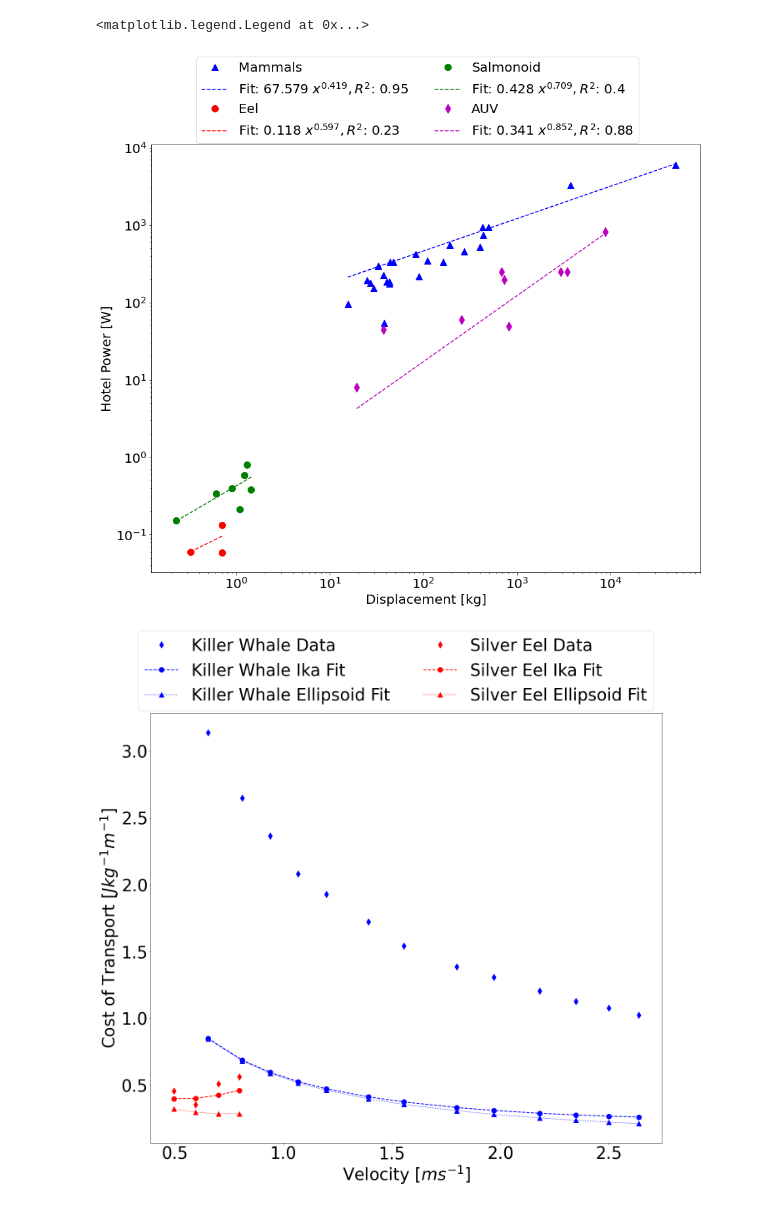
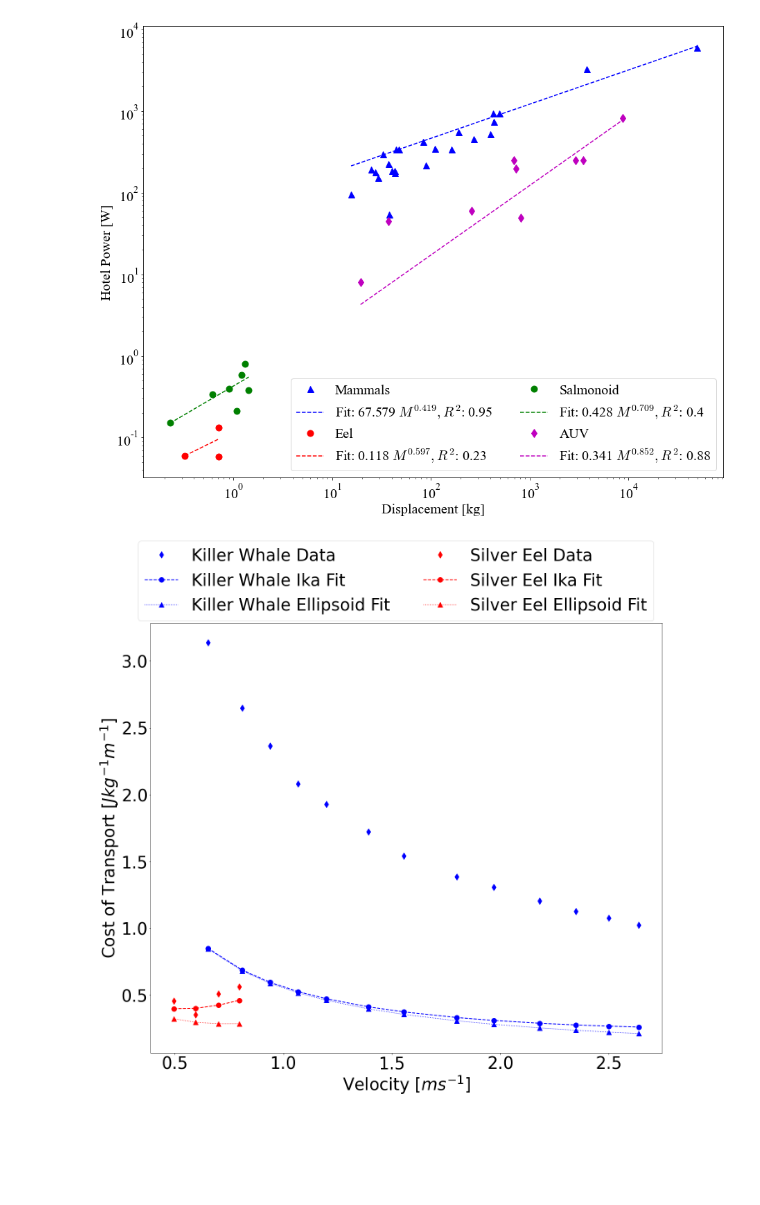
Before and after one commit to michaelcoe/Ika-Fit, a Jupyter notebook: fullCoTComparison.ipynb, the cells around one changed output. Saved outputs shown, nothing was run; the diff lists cells and outputs as text; code cells hidden in the pictures; blank space fills up the shorter version.

```diff
--- a/fullCoTComparison.ipynb
+++ b/fullCoTComparison.ipynb
@@ -16,6 +16,11 @@ from scipy.stats.distributions import  t
 
 from mpl_toolkits.axes_grid1.inset_locator import (inset_axes, InsetPosition,
                                                   mark_inset)
+
+# Global plot parameters
+plt.rcParams.update({'font.size':20, 'lines.markersize':9})
+plt.rcParams.update({'mathtext.fontset':'cm'})
+plt.rcParams.update({'font.family':'Times New Roman'})
 # %%
 def power_law(xData, a, b):
         return a * xData ** b
@@ -50,32 +55,29 @@ salmon_hp = BMR.loc[BMR['Species']=='Salmonoid']
 AUV_hp = BMR.loc[BMR['Species']=='AUV']
 glider_hp = BMR.loc[BMR['Species']=='Glider']
 # %%
-plt.rcParams.update({'font.size': 20, 'lines.markersize':10})
-
 popt_mammal, r_sq_mammal = fit_data(mammal_hp["Displacement"].values, mammal_hp["MR"].values)
 popt_eel, r_sq_eel = fit_data(eel_hp["Displacement"].values, eel_hp["MR"].values)
 popt_salmon, r_sq_salmon = fit_data(salmon_hp["Displacement"].values, salmon_hp["MR"].values)
 popt_AUV, r_sq_AUV = fit_data(AUV_hp["Displacement"].values, AUV_hp["MR"].values)
 #popt_glider, r_sq_glider = fit_data(glider_hp["Displacement"].values, glider_hp["MR"].values)
 
 
 fig3, ax3 = plt.subplots(figsize=((15, 12)))
 fig3.set_facecolor('white')
 ax3.loglog(mammal_hp["Displacement"].values, mammal_hp["MR"].values, 'b^', label='Mammals')
-ax3.loglog(mammal_hp["Displacement"].values, power_law(mammal_hp["Displacement"].values, *popt_mammal), 'b--', label="Fit: " + str(np.round(popt_mammal[0], 3)) + " $x^{" + str(np.round(popt_mammal[1], 3)) + '}, R^2$: ' + str(np.round(r_sq_mammal, 2)))
+ax3.loglog(mammal_hp["Displacement"].values, power_law(mammal_hp["Displacement"].values, *popt_mammal), 'b--', label="Fit: " + str(np.round(popt_mammal[0], 3)) + " $M^{" + str(np.round(popt_mammal[1], 3)) + '}, R^2$: ' + str(np.round(r_sq_mammal, 2)))
 ax3.loglog(eel_hp["Displacement"].values, eel_hp["MR"].values, 'ro', label='Eel')
-ax3.loglog(eel_hp["Displacement"].values, power_law(eel_hp["Displacement"].values, *popt_eel), 'r--', label="Fit: " + str(np.round(popt_eel[0], 3)) + " $x^{" + str(np.round(popt_eel[1], 3)) + '}, R^2$: ' + str(np.round(r_sq_eel, 2)))
+ax3.loglog(eel_hp["Displacement"].values, power_law(eel_hp["Displacement"].values, *popt_eel), 'r--', label="Fit: " + str(np.round(popt_eel[0], 3)) + " $M^{" + str(np.round(popt_eel[1], 3)) + '}, R^2$: ' + str(np.round(r_sq_eel, 2)))
 ax3.loglog(salmon_hp["Displacement"].values, salmon_hp["MR"].values, 'go', label='Salmonoid')
-ax3.loglog(salmon_hp["Displacement"].values, power_law(salmon_hp["Displacement"].values, *popt_salmon), 'g--', label="Fit: " + str(np.round(popt_salmon[0], 3)) + " $x^{" + str(np.round(popt_salmon[1], 3)) + '}, R^2$: ' + str(np.round(r_sq_salmon, 2)))
+ax3.loglog(salmon_hp["Displacement"].values, power_law(salmon_hp["Displacement"].values, *popt_salmon), 'g--', label="Fit: " + str(np.round(popt_salmon[0], 3)) + " $M^{" + str(np.round(popt_salmon[1], 3)) + '}, R^2$: ' + str(np.round(r_sq_salmon, 2)))
 ax3.loglog(AUV_hp["Displacement"].values, AUV_hp["MR"].values, 'md', label='AUV')
-ax3.loglog(AUV_hp["Displacement"].values, power_law(AUV_hp["Displacement"].values, *popt_AUV), 'm--', label="Fit: " + str(np.round(popt_AUV[0], 3)) + " $x^{" + str(np.round(popt_AUV[1], 3)) + '}, R^2$: ' + str(np.round(r_sq_AUV, 2)))
+ax3.loglog(AUV_hp["Displacement"].values, power_law(AUV_hp["Displacement"].values, *popt_AUV), 'm--', label="Fit: " + str(np.round(popt_AUV[0], 3)) + " $M^{" + str(np.round(popt_AUV[1], 3)) + '}, R^2$: ' + str(np.round(r_sq_AUV, 2)))
 ax3.set_ylabel('Hotel Power [W]')
 ax3.set_xlabel('Displacement [kg]')
-ax3.legend(ncol=2, bbox_to_anchor=(0.9, 1.22))
-#fig3.savefig(Path(figurePath).joinpath('hotel_power.pdf'), facecolor='w', bbox_inches='tight', dpi=300)
+ax3.legend(loc=4, ncol=2)
+fig3.savefig('hotel_power.pdf', facecolor='w', bbox_inches='tight', dpi=300)
 # %% [output]
-<matplotlib.legend.Legend at 0x...>
-[figure, old version]
+[figure, new version]
 # %%
 def get_hotel_power(mass, animal_type):
     if(animal_type == 'Mammal'):
```
Also changed, not shown: 1 other file.
